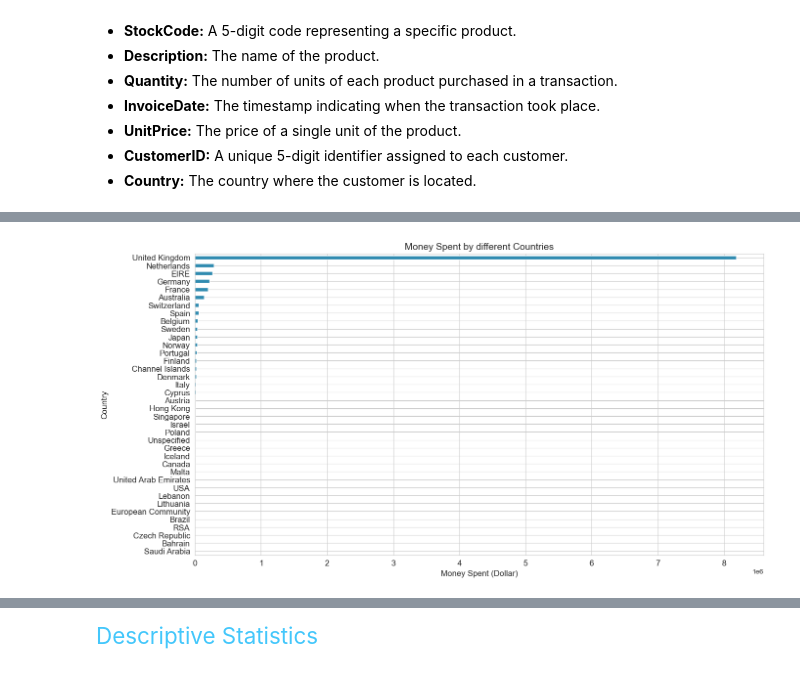
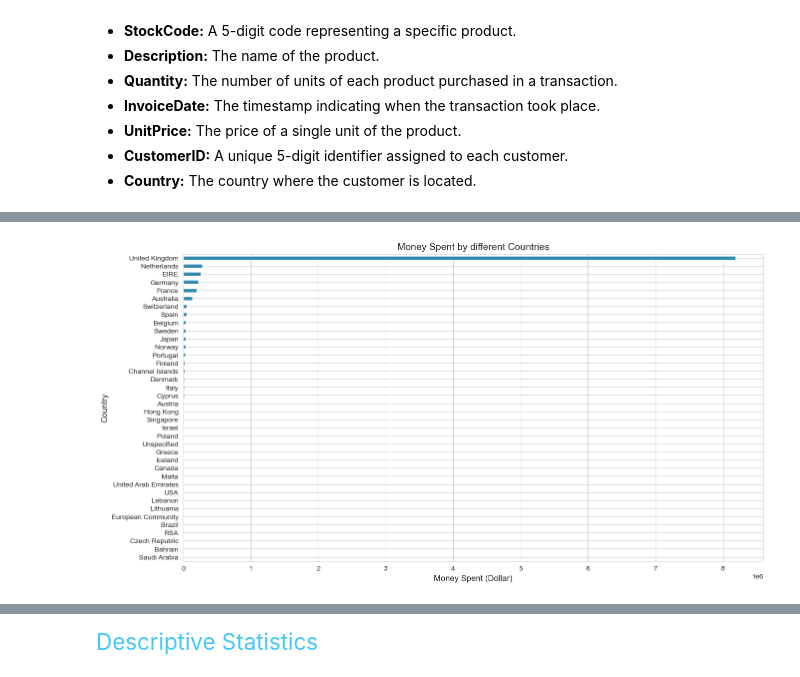
Before and after one commit to SidEnigma/eCommerce-CRM-Analytics, a Jupyter notebook: crm-analytics.ipynb, the cells around one changed output, grey strips where cells are left out. Saved outputs shown, nothing was run; the diff lists cells and outputs as text; code cells hidden in the pictures.

```diff
--- a/crm-analytics.ipynb
+++ b/crm-analytics.ipynb
@@ -260,16 +260,18 @@ df_new.head()
 # %%
 # Amount of money spent by different countries
 group_country_amount_spent = df_new.groupby('Country')['AmountSpent'].sum().sort_values()
 
 # plot total money spent by each country (with UK)
 plt.subplots(figsize=(15,8))
 group_country_amount_spent.plot(kind='barh', fontsize=12, color='#308bb0')
 plt.xlabel('Money Spent (Dollar)', fontsize=12)
 plt.ylabel('Country', fontsize=12)
+plt.xticks(size=10)
+plt.yticks(size=10)
 plt.title('Money Spent by different Countries', fontsize=14)
 plt.show()
 # %% [output]
-[figure, old version]
+[figure, new version]
 [interactive output not drawn]
 # %%
 # Amount of money spent by different countries excluding UK
```
Also changed, not shown: parts of 8 cells of this notebook.
